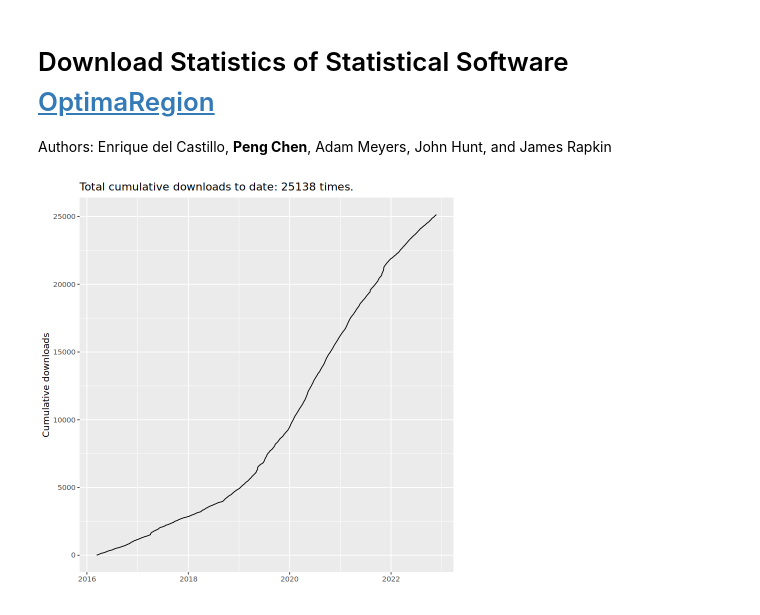
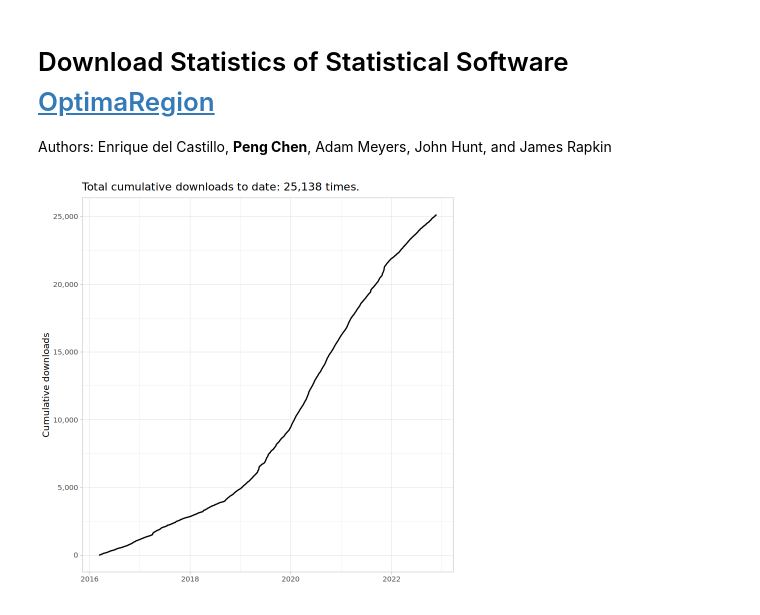
Before and after one commit to pfc5098/hipy, a Jupyter notebook: r/optimaregion_stats.ipynb, the cells around one changed output. Drawn from its saved outputs; the diff is of its cells as text; code cells hidden in the pictures.

```diff
--- a/r/optimaregion_stats.ipynb
+++ b/r/optimaregion_stats.ipynb
@@ -11,14 +12,16 @@ library(glue)
 # %%
-df = cran_downloads("OptimaRegion", from = "2016-01-01", to = Sys.Date()) %>%
+df <- cran_downloads("OptimaRegion", from = "2016-01-01", to = Sys.Date()) %>%
     filter(count != 0) %>%
     mutate(cum_dl = cumsum(count))
 
-total_download = df[["cum_dl"]] %>% tail(1)
+total_download <- df[["cum_dl"]] %>% tail(1)
 
 df %>%
     ggplot(aes(x = date, y = cum_dl)) +
-    geom_line() +
-    labs(title = glue("Total cumulative downloads to date: {total_download} times."),
-         x = "", y = "Cumulative downloads")
+    geom_line(linewidth = 0.75) +
+    labs(title = glue("Total cumulative downloads to date: {comma(total_download)} times."),
+         x = "", y = "Cumulative downloads") +
+    scale_y_continuous(label = comma) +
+    theme_light()
 # %% [output]
-[figure, old version]
+[figure, new version]
```
Also changed, not shown: parts of 1 cell of this notebook.
